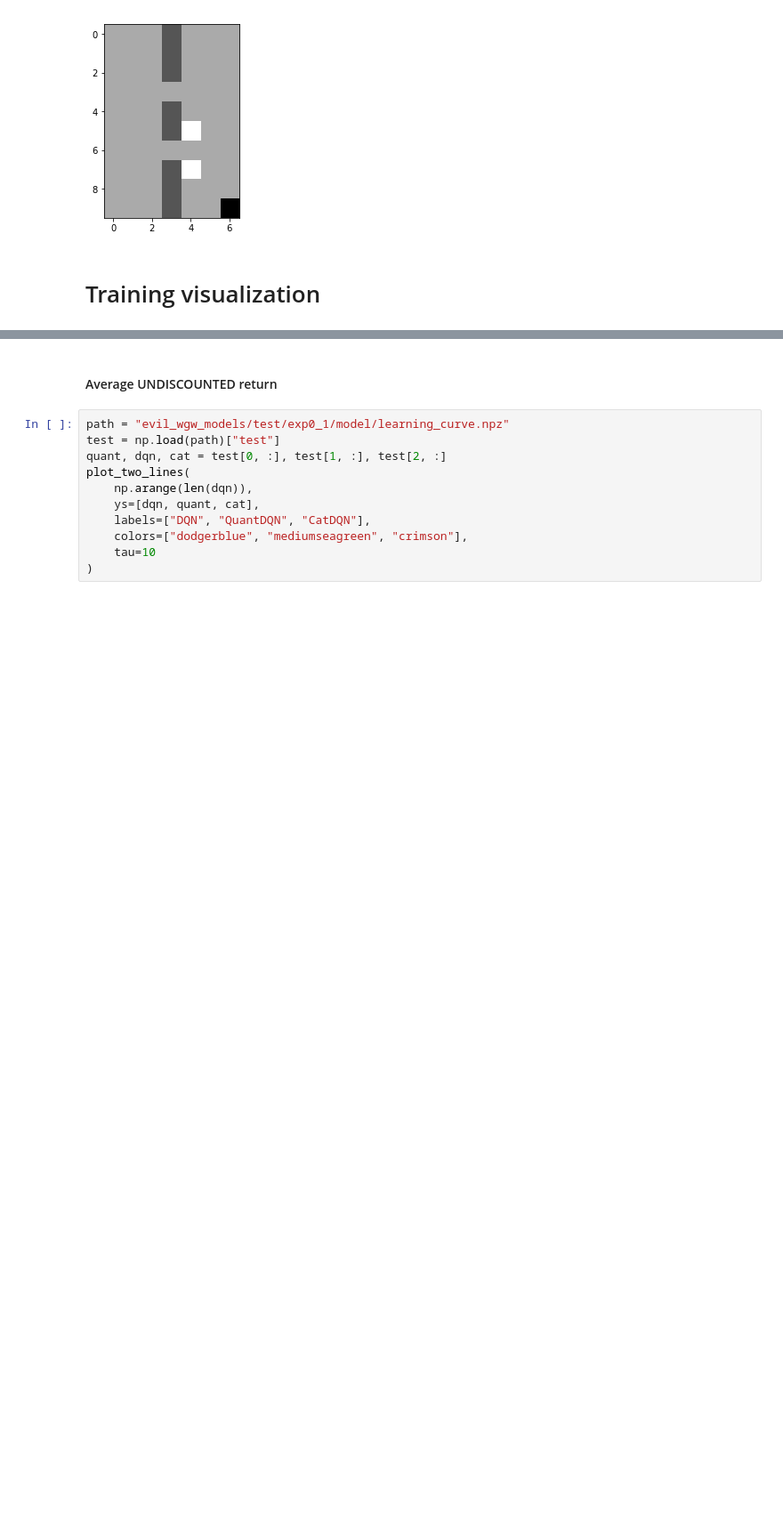
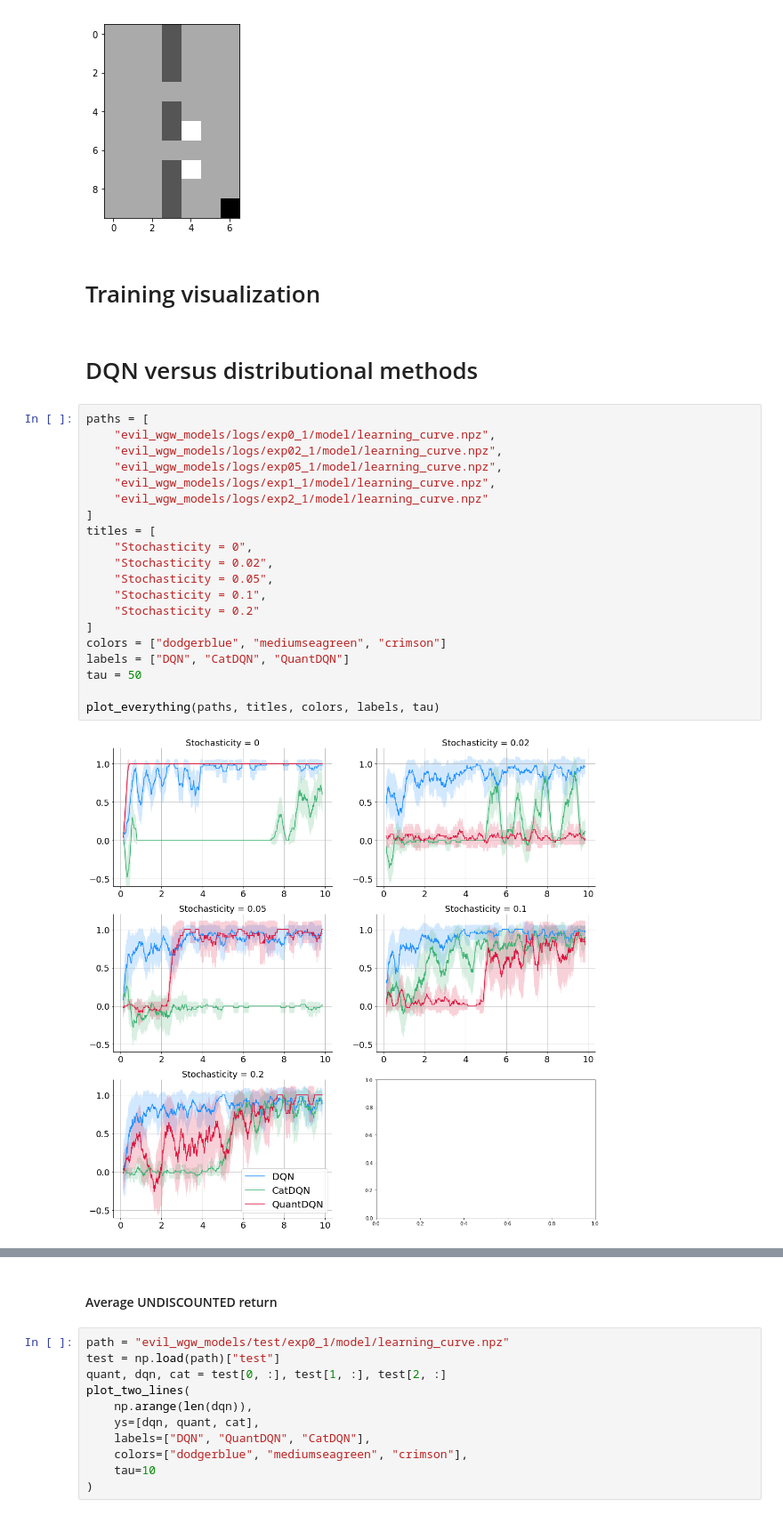
Before and after one commit to AlexGrinch/tensor_train_control, a Jupyter notebook: distributional/evil_wgw_plots.ipynb, the cells around one changed output, grey strips where cells are left out. Shown at 89% size. Cells and saved outputs as stored; diff of their text form; blank space fills up the shorter version.

Commit message:
nice plots, tabular methods documented

```diff
--- a/distributional/evil_wgw_plots.ipynb
+++ b/distributional/evil_wgw_plots.ipynb
@@ -31,3 +31,27 @@ env.play_with_policy(qt.pi)
 [figure]
 # %% [markdown]
 # Training visualization
+# %% [markdown]
+# DQN versus distributional methods
+# %%
+paths = [
+    "evil_wgw_models/logs/exp0_1/model/learning_curve.npz",
+    "evil_wgw_models/logs/exp02_1/model/learning_curve.npz",
+    "evil_wgw_models/logs/exp05_1/model/learning_curve.npz",
+    "evil_wgw_models/logs/exp1_1/model/learning_curve.npz",
+    "evil_wgw_models/logs/exp2_1/model/learning_curve.npz"
+]
+titles = [
+    "Stochasticity = 0",
+    "Stochasticity = 0.02",
+    "Stochasticity = 0.05",
+    "Stochasticity = 0.1",
+    "Stochasticity = 0.2"
+]
+colors = ["dodgerblue", "mediumseagreen", "crimson"]
+labels = ["DQN", "CatDQN", "QuantDQN"]
+tau = 50
+
+plot_everything(paths, titles, colors, labels, tau)
+# %% [output]
+[figure, added]
```
Also changed, not shown: parts of 18 cells of this notebook, 2 other files.
